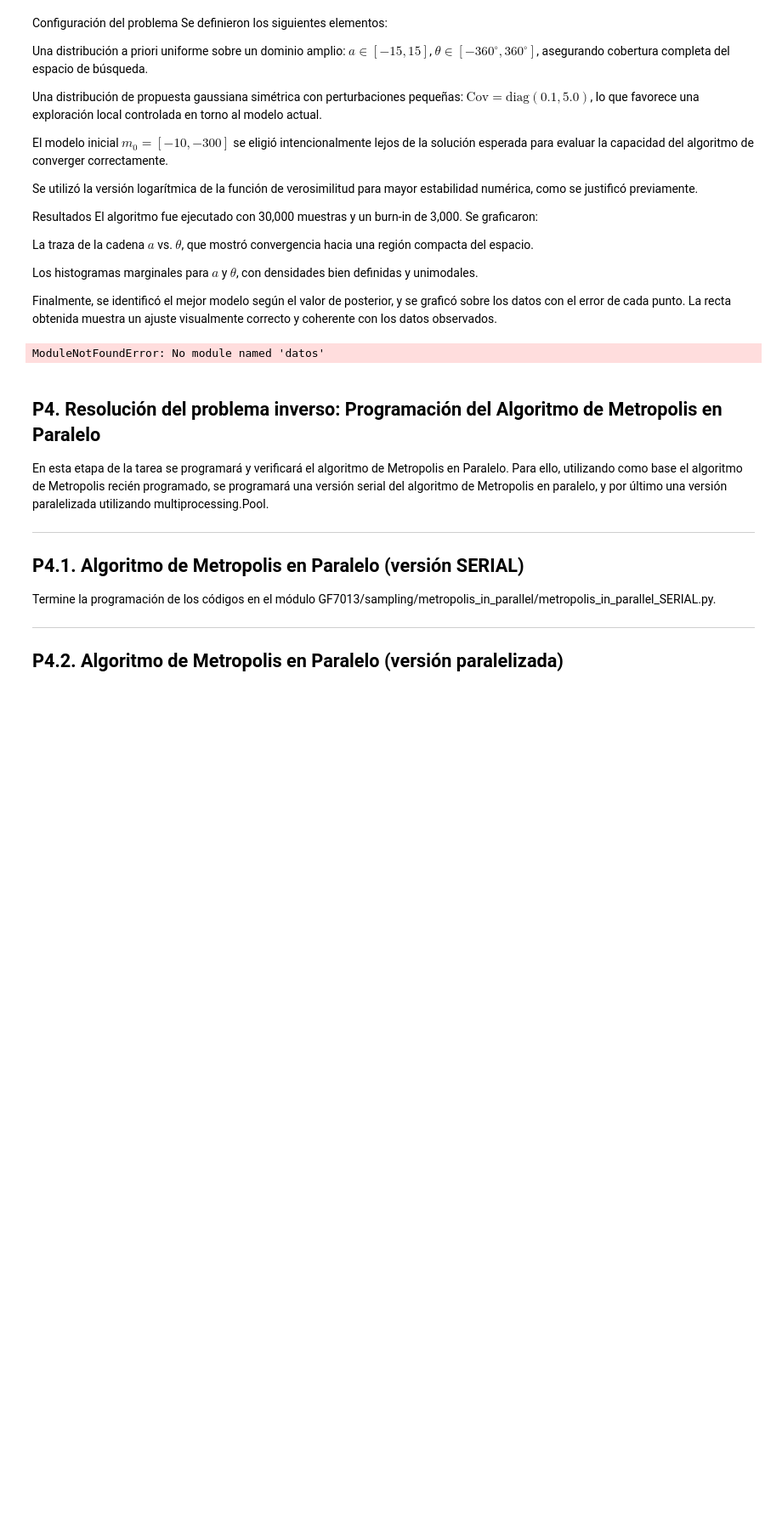
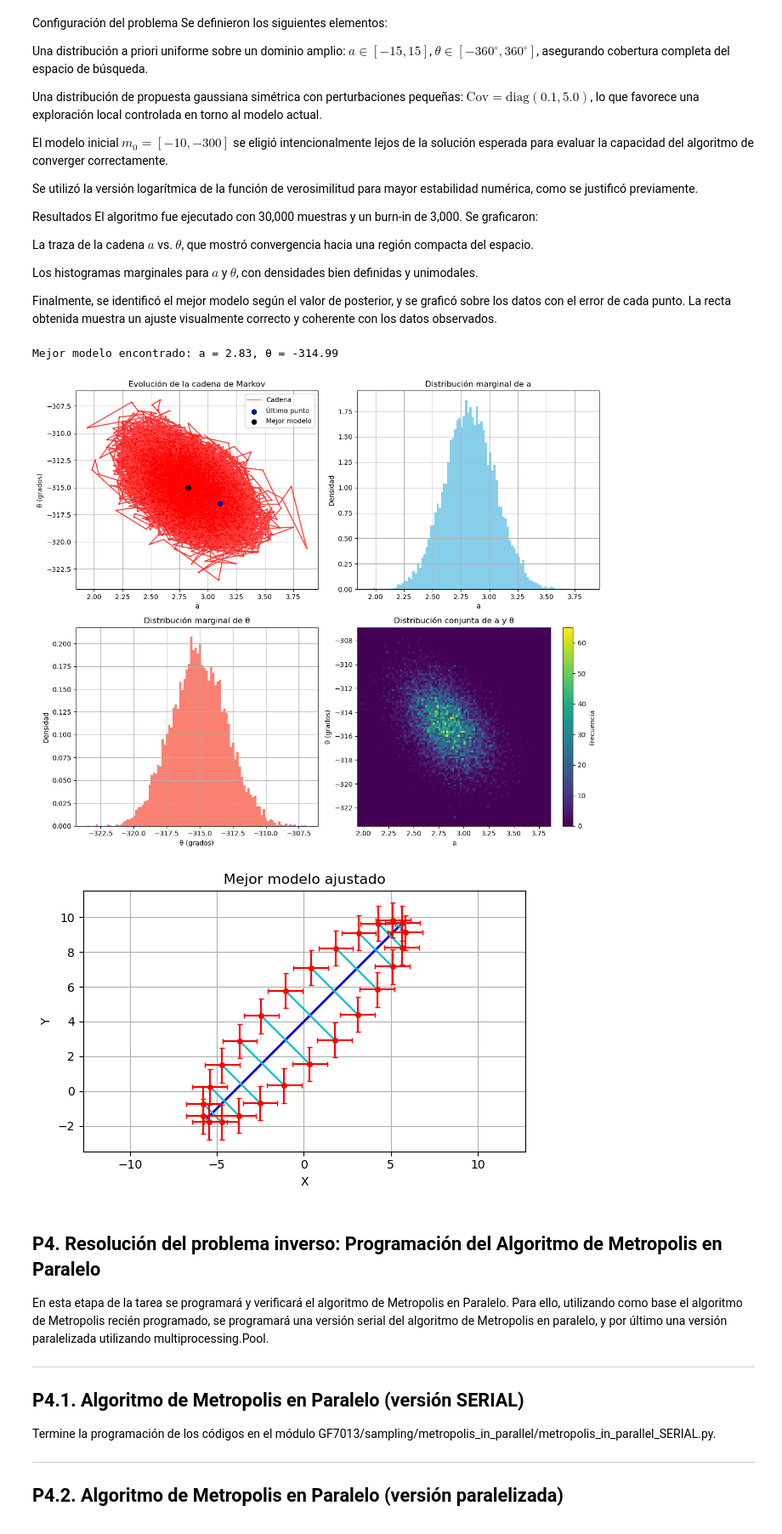
Before and after one commit to alexvillarroel/Metodos-inversos-avanzados, a Jupyter notebook: GF7013/bin/Tarea2/Informe_Tarea2_copy.ipynb, the cells around one changed output. Shown at 85% size. Saved outputs shown, nothing was run; the diff lists cells and outputs as text; code cells hidden in the pictures; blank space fills up the shorter version.

Commit message:
hecho hasta 3.2 tarea 2

```diff
--- a/GF7013/bin/Tarea2/Informe_Tarea2_copy.ipynb
+++ b/GF7013/bin/Tarea2/Informe_Tarea2_copy.ipynb
@@ -600,23 +600,7 @@ Los histogramas marginales para $a$ y $\theta$, con densidades bien definidas y
 
 Finalmente, se identificó el mejor modelo según el valor de posterior, y se graficó sobre los datos con el error de cada punto. La recta obtenida muestra un ajuste visualmente correcto y coherente con los datos observados.
 # %%
-import matplotlib.pyplot as plt
-import numpy as np
-import sys
-import os
-
-GF7013_path = os.path.abspath(os.path.join(os.getcwd(), '../../..'))
-if GF7013_path not in sys.path:
-    sys.path.append(GF7013_path)
-
-from datos import obtener_datos_elipses
-from GF7013.models.ajuste_ortogonal_recta.forward import forward
-from GF7013.probability_functions.pdf.pdf_normal import pdf_normal
-from GF7013.probability_functions.pdf.pdf_uniform_nD import pdf_uniform_nD
-from GF7013.likelihood.likelihood_function import likelihood_function
-from GF7013.sampling.metropolis.metropolis import metropolis
-from GF7013.sampling.metropolis.proposal_normal import proposal_normal
-from GF7013.models.ajuste_ortogonal_recta import recta
+from GF7013.bin.Tarea2.P32.datos import obtener_datos_elipses
 
 # === 1. Generar datos sintéticos ===
 N = 25
@@ -716,36 +700,39 @@ axs[0, 0].grid(True)
 i_best = np.argmax(res['samples'].f)
 mejor_modelo = res['samples'].m_set[i_best, :]
 print(f"\nMejor modelo encontrado: a = {mejor_modelo[0]:.2f}, θ = {mejor_modelo[1]:.2f}")
 # Mejor modelo encontrado
 axs[0, 0].scatter(a_vals[i_best], theta_vals[i_best], color='black', s=50, label='Mejor modelo', edgecolors='k', zorder=5)
 axs[0, 0].legend()
 
 plt.tight_layout()
 plt.show()
 # Graficar mejor recta sobre los datos
 fig, ax = plt.subplots(figsize=(6, 4))
 dsigma_r = modelo_forward.eval(mejor_modelo)  # distancias normalizadas
+m1= dsigma_r[0]
+m2= dsigma_r[1]
 
 recta.plot_recta(ax,
                  *mejor_modelo,
                  x_obs=x_obs,
                  y_obs=y_obs,
                  color_dist='c',
-                 color='b',
-                 dsigma_r=dsigma_r)
+                 color='b')
 
 ax.errorbar(x=x_obs, y=y_obs, xerr=sigma_x, yerr=sigma_y, fmt='.r', capsize=2)
 
 
 ax.set_title("Mejor modelo ajustado")
 ax.set_xlabel("X")
 ax.set_ylabel("Y")
 ax.axis("equal")
 ax.grid(True)
 plt.tight_layout()
 plt.show()
 # %% [output]
-ModuleNotFoundError: No module named 'datos'
+Mejor modelo encontrado: a = 2.83, θ = -314.99
+[figure, added]
+[figure, added]
 # %% [markdown]
 
 
```
Also changed, not shown: 8 other files.
